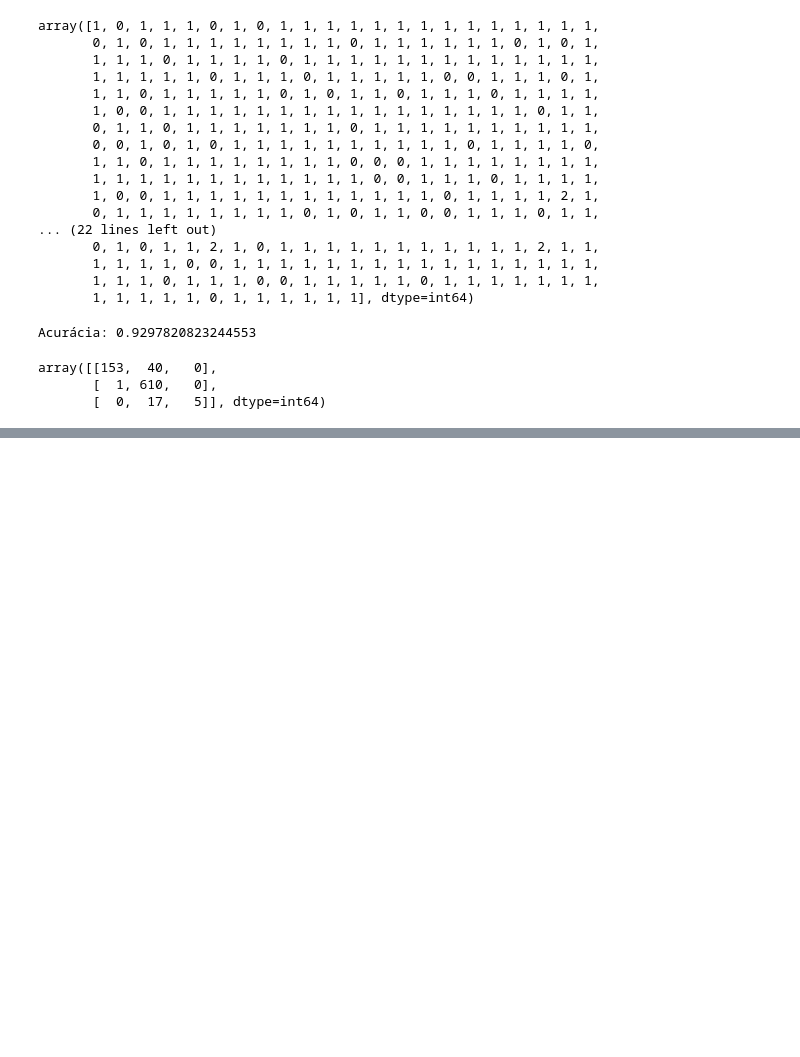
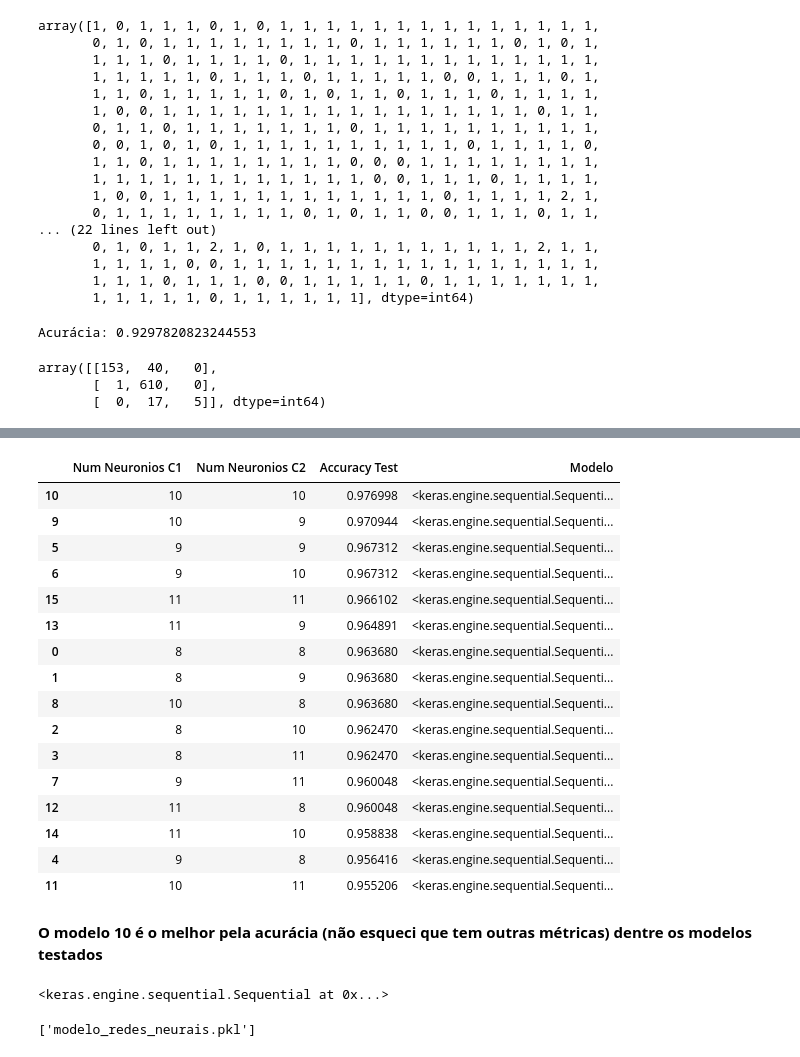
Before and after one commit to ben-hurs/Detector-de-l-ngua, a Jupyter notebook: notebook_detector_de_lingua.ipynb, the cells around one changed output, grey strips where cells are left out. Saved outputs shown, nothing was run; the diff lists cells and outputs as text; code cells hidden in the pictures; blank space fills up the shorter version.

```diff
--- a/notebook_detector_de_lingua.ipynb
+++ b/notebook_detector_de_lingua.ipynb
@@ -297,0 +482,19 @@ array([[153,  40,   0],
+# %%
+%%time
+lst_models = list()
+lst_nnc1 = list()
+lst_nnc2 = list()
+acc_test = list()
+
+id_model = 0
+for nnc1 in range(8, 12):
+    for nnc2 in range(8, 12):
+        print(f'Treinando Modelo {id_model}')
+        lst_nnc1.append(nnc1)
+        lst_nnc2.append(nnc2)
+        modelo, acc = treina_rna(x_train, y_train,
+                                 x_test, y_test,
+                                 nnc1, nnc2)
+        lst_models.append(modelo)
+        acc_test.append(acc)
+        id_model += 1
@@ -297,0 +519,39 @@ array([[153,  40,   0],
+# %%
+busca_rna = pd.DataFrame(list(zip(lst_nnc1, lst_nnc2, acc_test, lst_models)),
+                        columns=['Num Neuronios C1',
+                                 'Num Neuronios C2',
+                                 'Accuracy Test',
+                                 'Modelo'
+                                ])
+
+busca_rna.sort_values('Accuracy Test', ascending=False)
+# %% [output]
+|  | Num Neuronios C1 | Num Neuronios C2 | Accuracy Test | Modelo |
+| 10 | 10 | 10 | 0.976998 | <keras.engine.sequential.Sequenti... |
+| 9 | 10 | 9 | 0.970944 | <keras.engine.sequential.Sequenti... |
+| 5 | 9 | 9 | 0.967312 | <keras.engine.sequential.Sequenti... |
+| 6 | 9 | 10 | 0.967312 | <keras.engine.sequential.Sequenti... |
+| 15 | 11 | 11 | 0.966102 | <keras.engine.sequential.Sequenti... |
+| 13 | 11 | 9 | 0.964891 | <keras.engine.sequential.Sequenti... |
+| 0 | 8 | 8 | 0.963680 | <keras.engine.sequential.Sequenti... |
+| 1 | 8 | 9 | 0.963680 | <keras.engine.sequential.Sequenti... |
+| 8 | 10 | 8 | 0.963680 | <keras.engine.sequential.Sequenti... |
+| 2 | 8 | 10 | 0.962470 | <keras.engine.sequential.Sequenti... |
+| 3 | 8 | 11 | 0.962470 | <keras.engine.sequential.Sequenti... |
+| 7 | 9 | 11 | 0.960048 | <keras.engine.sequential.Sequenti... |
+| 12 | 11 | 8 | 0.960048 | <keras.engine.sequential.Sequenti... |
+| 14 | 11 | 10 | 0.958838 | <keras.engine.sequential.Sequenti... |
+| 4 | 9 | 8 | 0.956416 | <keras.engine.sequential.Sequenti... |
+| 11 | 10 | 11 | 0.955206 | <keras.engine.sequential.Sequenti... |
+# %% [markdown]
+**O modelo 10 é o melhor pela acurácia (não esqueci que tem outras métricas) dentre os modelos testados**
+# %%
+modelo_selecionado = busca_rna.loc[10]['Modelo']
+modelo_selecionado
+# %% [output]
+<keras.engine.sequential.Sequential at 0x...>
+# %%
+# Exportando o modelo para um arquivo
+joblib.dump(modelo_selecionado, 'modelo_redes_neurais.pkl')
+# %% [output]
+['modelo_redes_neurais.pkl']
```
Also changed, not shown: parts of 18 cells of this notebook, 3 other files.
